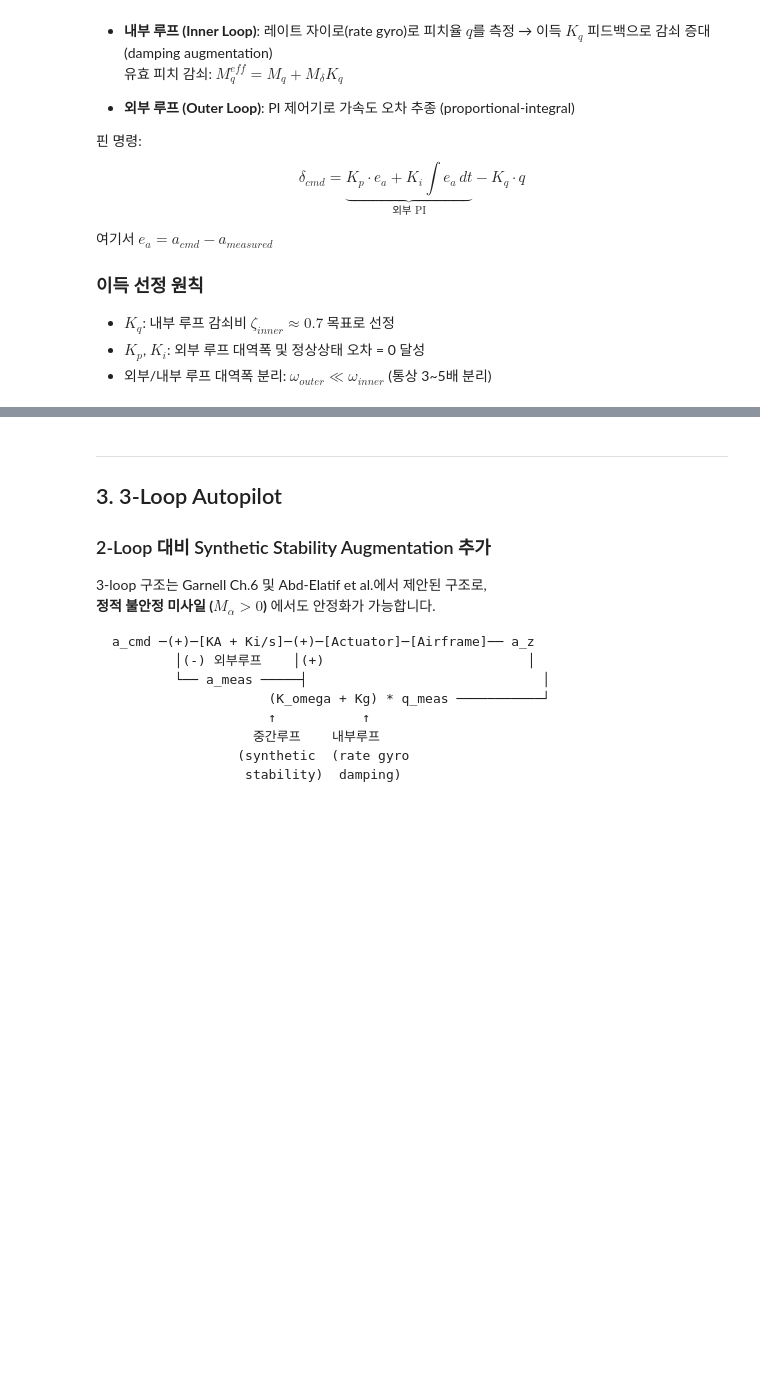
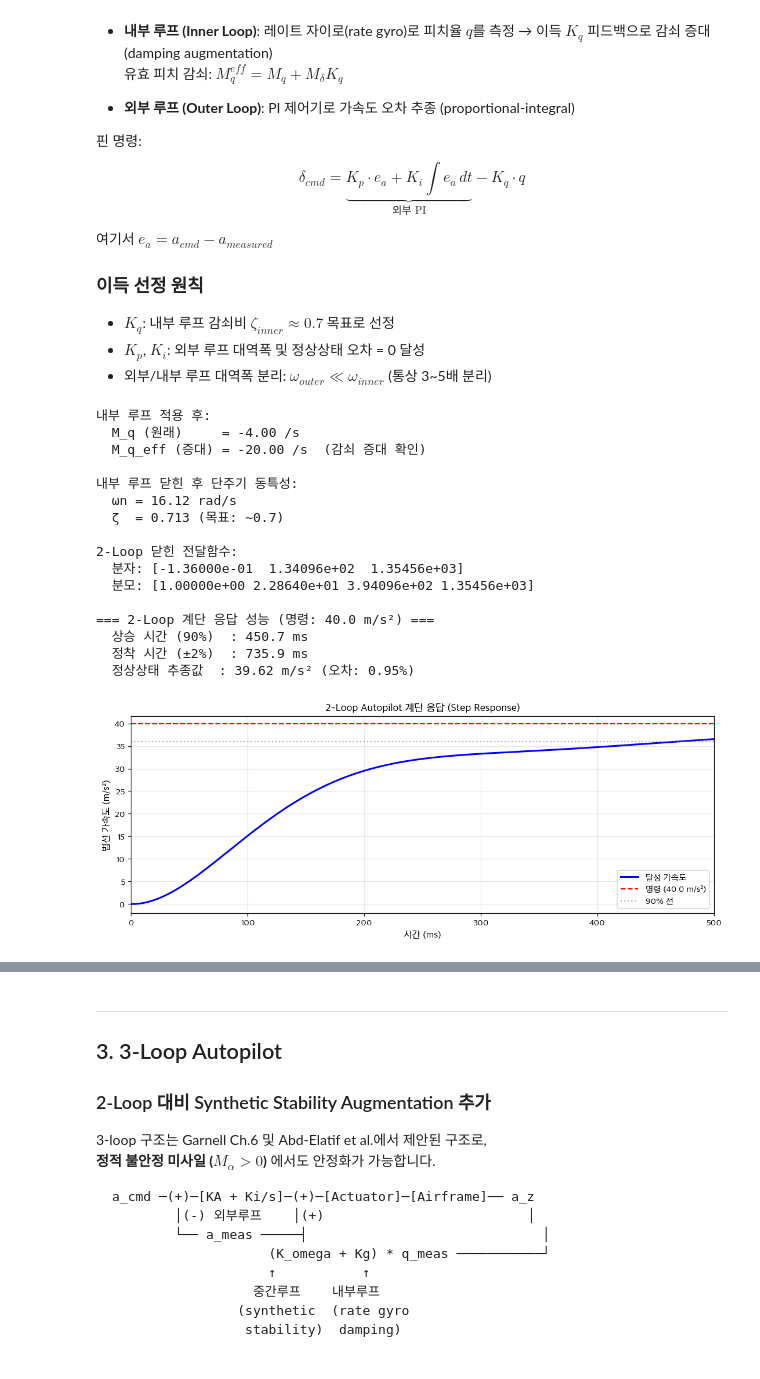
Before and after one commit to ktkennedy/missile-guidance-study, a Jupyter notebook: notebooks/03_autopilot_design.ipynb, the cells around one changed output, grey strips where cells are left out. Drawn from its saved outputs; the diff is of its cells as text; code cells hidden in the pictures; blank space fills up the shorter version.

```diff
--- a/notebooks/03_autopilot_design.ipynb
+++ b/notebooks/03_autopilot_design.ipynb
@@ -28,12 +28,13 @@ import matplotlib.pyplot as plt
 import matplotlib.gridspec as gridspec
 from scipy import signal
 from scipy.signal import TransferFunction, bode, step
+from matplotlib import rcParams
 
 # 한글 폰트 설정
-plt.rcParams['font.family'] = ['AppleGothic', 'Malgun Gothic', 'DejaVu Sans']
-plt.rcParams['axes.unicode_minus'] = False
-plt.rcParams['figure.dpi'] = 110
-plt.rcParams['axes.grid'] = True
-plt.rcParams['grid.alpha'] = 0.3
+rcParams['font.family'] = 'Apple SD Gothic Neo'
+rcParams['axes.unicode_minus'] = False
+rcParams['figure.dpi'] = 110
+rcParams['axes.grid'] = True
+rcParams['grid.alpha'] = 0.3
 
 print("패키지 로드 완료.")
@@ -223,47 +250,69 @@ TF_inner_closed = TransferFunction([b1, b0], [a2, a1_inner, a0_inner])
 TF_PI = TransferFunction([Kp, Ki], [1.0, 0.0])
 
 # 외부 루프 개루프 전달함수: C(s) * G_inner(s)
-# scipy의 series() 사용
-TF_OL_outer = signal.series(TF_PI.num, TF_PI.den,
-                             TF_inner_closed.num, TF_inner_closed.den)
+# signal.series 대체: 분자/분모 다항식 곱
+TF_OL_outer_num = np.polymul(TF_PI.num, TF_inner_closed.num)
+TF_OL_outer_den = np.polymul(TF_PI.den, TF_inner_closed.den)
 
-# 외부 루프 닫힌 전달함수 (unity feedback)
-TF_CL_2loop = signal.feedback(TF_OL_outer[0], TF_OL_outer[1], sign=-1)
+# 외부 루프 닫힌 전달함수 (unity negative feedback)
+# signal.feedback 대체: CL = G/(1+G)
+# CL_num = num_OL, CL_den = den_OL + num_OL (차수 맞춤 후 덧셈)
+_len = max(len(TF_OL_outer_den), len(TF_OL_outer_num))
+TF_CL_2loop_num = TF_OL_outer_num
+TF_CL_2loop_den = np.polyadd(TF_OL_outer_den, TF_OL_outer_num)
 
 print(f"\n2-Loop 닫힌 전달함수:")
-print(f"  분자: {np.round(TF_CL_2loop[0], 4)}")
-print(f"  분모: {np.round(TF_CL_2loop[1], 4)}")
+print(f"  분자: {np.round(TF_CL_2loop_num, 4)}")
+print(f"  분모: {np.round(TF_CL_2loop_den, 4)}")
 
 # --- 계단 응답 ---
 t_step = np.linspace(0, 1.0, 5000)
 a_cmd_val = 40.0   # 40 m/s^2 (≈ 4g) 명령
 
-t_out, y_out = signal.step(TransferFunction(TF_CL_2loop[0], TF_CL_2loop[1]), T=t_step)
+t_out, y_out = signal.step(TransferFunction(TF_CL_2loop_num, TF_CL_2loop_den), T=t_step)
 y_out_scaled = y_out * a_cmd_val
 
 # 상승시간, 정착시간 계산
 y_final = y_out_scaled[-1]
 idx_rise = np.where(y_out_scaled >= 0.9 * y_final)[0]
 t_rise = t_out[idx_rise[0]] if len(idx_rise) > 0 else np.nan
 idx_settle = np.where(np.abs(y_out_scaled - y_final) > 0.02 * abs(y_final))[0]
 t_settle = t_out[idx_settle[-1]] if len(idx_settle) > 0 else 0.0
 
 print(f"\n=== 2-Loop 계단 응답 성능 (명령: {a_cmd_val} m/s²) ===")
 print(f"  상승 시간 (90%)  : {t_rise*1000:.1f} ms")
 print(f"  정착 시간 (±2%)  : {t_settle*1000:.1f} ms")
 print(f"  정상상태 추종값  : {y_final:.2f} m/s² (오차: {abs(y_final - a_cmd_val)/a_cmd_val*100:.2f}%)")
 
 fig, ax = plt.subplots(figsize=(10, 4))
 ax.plot(t_out * 1000, y_out_scaled, 'b-', linewidth=2, label='달성 가속도')
 ax.axhline(a_cmd_val, color='r', linestyle='--', linewidth=1.5, label=f'명령 ({a_cmd_val} m/s²)')
 ax.axhline(0.9 * a_cmd_val, color='gray', linestyle=':', alpha=0.6, label='90% 선')
 ax.set_xlabel('시간 (ms)', fontsize=11)
 ax.set_ylabel('법선 가속도 (m/s²)', fontsize=11)
 ax.set_title('2-Loop Autopilot 계단 응답 (Step Response)', fontsize=12)
 ax.legend(fontsize=10)
 ax.set_xlim([0, 500])
 plt.tight_layout()
 plt.show()
+# %% [output]
+내부 루프 적용 후:
+  M_q (원래)     = -4.00 /s
+  M_q_eff (증대) = -20.00 /s  (감쇠 증대 확인)
+
+내부 루프 닫힌 후 단주기 동특성:
+  ωn = 16.12 rad/s
+  ζ  = 0.713 (목표: ~0.7)
+
+2-Loop 닫힌 전달함수:
+  분자: [-1.36000e-01  1.34096e+02  1.35456e+03]
+  분모: [1.00000e+00 2.28640e+01 3.94096e+02 1.35456e+03]
+
+=== 2-Loop 계단 응답 성능 (명령: 40.0 m/s²) ===
+  상승 시간 (90%)  : 450.7 ms
+  정착 시간 (±2%)  : 735.9 ms
+  정상상태 추종값  : 39.62 m/s² (오차: 0.95%)
+[figure, added]
 # %%
 # ---------------------------------------------------------------
 # 2-Loop 보드 선도 — 이득 여유 / 위상 여유 분석
```
Also changed, not shown: parts of 10 cells of this notebook, 35 other files.
